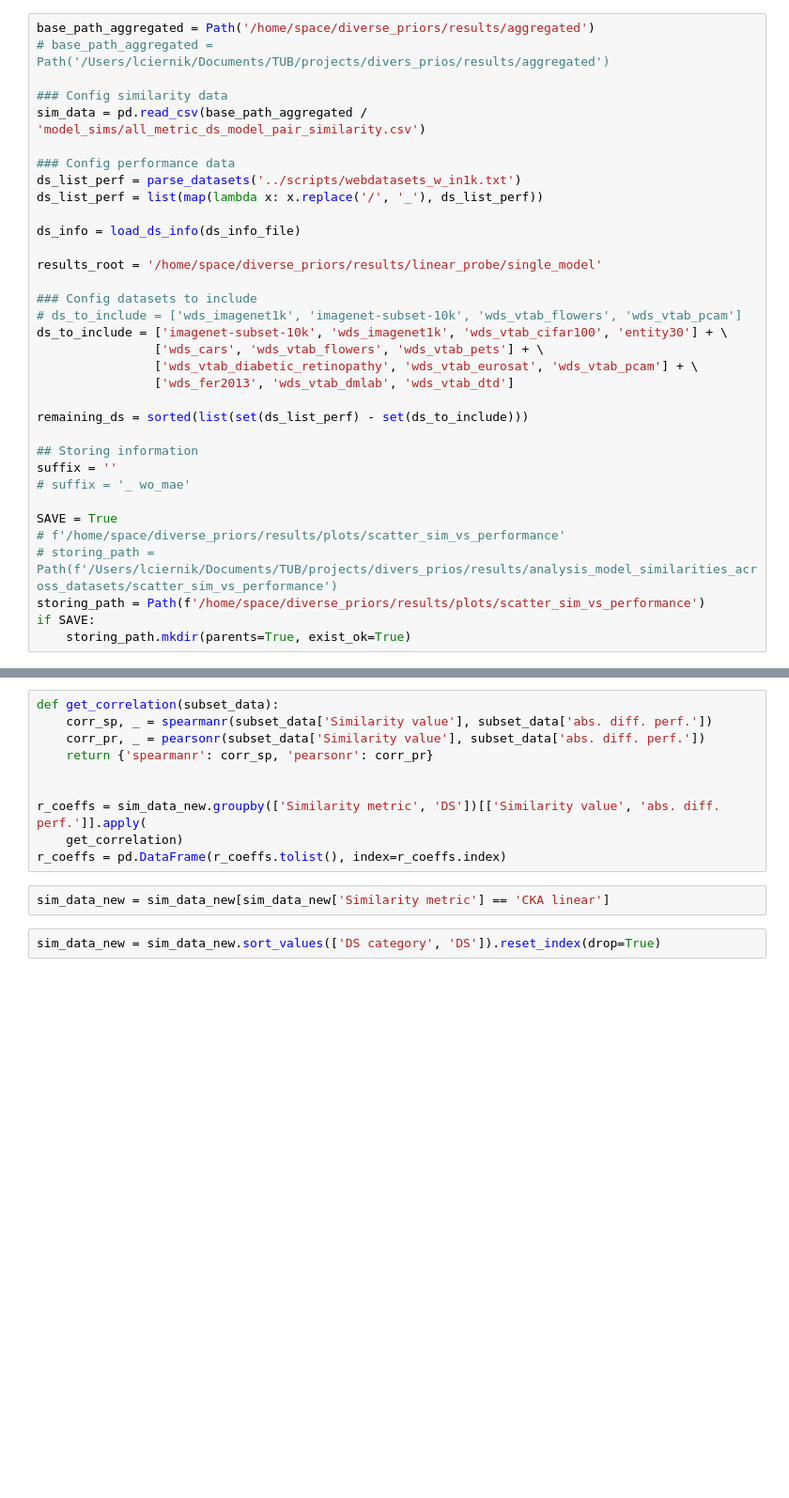
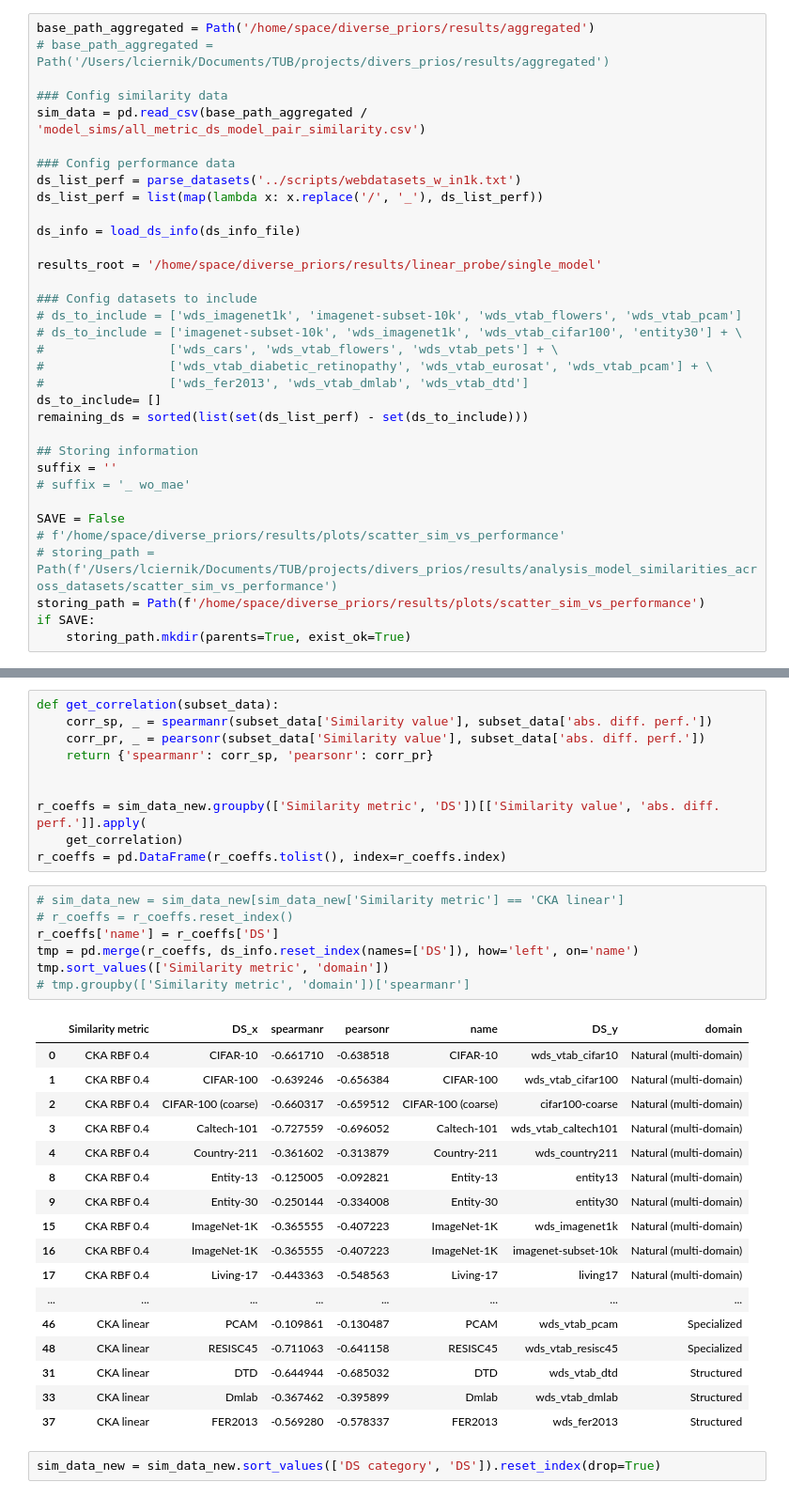
Before and after one commit to lciernik/similarity_consistency, a Jupyter notebook: benchmark/notebooks/corr_model_pair_perf_vs_sim_value.ipynb, the cells around one changed output, grey strips where cells are left out. Shown at 94% size. Saved outputs shown, nothing was run; the diff lists cells and outputs as text; blank space fills up the shorter version.

```diff
--- a/benchmark/notebooks/corr_model_pair_perf_vs_sim_value.ipynb
+++ b/benchmark/notebooks/corr_model_pair_perf_vs_sim_value.ipynb
@@ -35,18 +35,18 @@ results_root = '/home/space/diverse_priors/results/linear_probe/single_model'
 
 ### Config datasets to include
 # ds_to_include = ['wds_imagenet1k', 'imagenet-subset-10k', 'wds_vtab_flowers', 'wds_vtab_pcam']
-ds_to_include = ['imagenet-subset-10k', 'wds_imagenet1k', 'wds_vtab_cifar100', 'entity30'] + \
-                ['wds_cars', 'wds_vtab_flowers', 'wds_vtab_pets'] + \
-                ['wds_vtab_diabetic_retinopathy', 'wds_vtab_eurosat', 'wds_vtab_pcam'] + \
-                ['wds_fer2013', 'wds_vtab_dmlab', 'wds_vtab_dtd']
-
+# ds_to_include = ['imagenet-subset-10k', 'wds_imagenet1k', 'wds_vtab_cifar100', 'entity30'] + \
+#                 ['wds_cars', 'wds_vtab_flowers', 'wds_vtab_pets'] + \
+#                 ['wds_vtab_diabetic_retinopathy', 'wds_vtab_eurosat', 'wds_vtab_pcam'] + \
+#                 ['wds_fer2013', 'wds_vtab_dmlab', 'wds_vtab_dtd']
+ds_to_include= []
 remaining_ds = sorted(list(set(ds_list_perf) - set(ds_to_include)))
 
 ## Storing information
 suffix = ''
 # suffix = '_ wo_mae'
 
-SAVE = True
+SAVE = False
 # f'/home/space/diverse_priors/results/plots/scatter_sim_vs_performance'
 # storing_path = Path(f'/Users/lciernik/Documents/TUB/projects/divers_prios/results/analysis_model_similarities_across_datasets/scatter_sim_vs_performance')
 storing_path = Path(f'/home/space/diverse_priors/results/plots/scatter_sim_vs_performance')
@@ -137,7 +149,30 @@ r_coeffs = sim_data_new.groupby(['Similarity metric', 'DS'])[['Similarity value'
     get_correlation)
 r_coeffs = pd.DataFrame(r_coeffs.tolist(), index=r_coeffs.index)
 # %%
-sim_data_new = sim_data_new[sim_data_new['Similarity metric'] == 'CKA linear']
+# sim_data_new = sim_data_new[sim_data_new['Similarity metric'] == 'CKA linear']
+# r_coeffs = r_coeffs.reset_index()
+r_coeffs['name'] = r_coeffs['DS']
+tmp = pd.merge(r_coeffs, ds_info.reset_index(names=['DS']), how='left', on='name')
+tmp.sort_values(['Similarity metric', 'domain'])
+# tmp.groupby(['Similarity metric', 'domain'])['spearmanr']
+# %% [output]
+|  | Similarity metric | DS_x | spearmanr | pearsonr | name | DS_y | domain |
+| 0 | CKA RBF 0.4 | CIFAR-10 | -0.661710 | -0.638518 | CIFAR-10 | wds_vtab_cifar10 | Natural (multi-domain) |
+| 1 | CKA RBF 0.4 | CIFAR-100 | -0.639246 | -0.656384 | CIFAR-100 | wds_vtab_cifar100 | Natural (multi-domain) |
+| 2 | CKA RBF 0.4 | CIFAR-100 (coarse) | -0.660317 | -0.659512 | CIFAR-100 (coarse) | cifar100-coarse | Natural (multi-domain) |
+| 3 | CKA RBF 0.4 | Caltech-101 | -0.727559 | -0.696052 | Caltech-101 | wds_vtab_caltech101 | Natural (multi-domain) |
+| 4 | CKA RBF 0.4 | Country-211 | -0.361602 | -0.313879 | Country-211 | wds_country211 | Natural (multi-domain) |
+| 8 | CKA RBF 0.4 | Entity-13 | -0.125005 | -0.092821 | Entity-13 | entity13 | Natural (multi-domain) |
+| 9 | CKA RBF 0.4 | Entity-30 | -0.250144 | -0.334008 | Entity-30 | entity30 | Natural (multi-domain) |
+| 15 | CKA RBF 0.4 | ImageNet-1K | -0.365555 | -0.407223 | ImageNet-1K | wds_imagenet1k | Natural (multi-domain) |
+| 16 | CKA RBF 0.4 | ImageNet-1K | -0.365555 | -0.407223 | ImageNet-1K | imagenet-subset-10k | Natural (multi-domain) |
+| 17 | CKA RBF 0.4 | Living-17 | -0.443363 | -0.548563 | Living-17 | living17 | Natural (multi-domain) |
+| ... | ... | ... | ... | ... | ... | ... | ... |
+| 46 | CKA linear | PCAM | -0.109861 | -0.130487 | PCAM | wds_vtab_pcam | Specialized |
+| 48 | CKA linear | RESISC45 | -0.711063 | -0.641158 | RESISC45 | wds_vtab_resisc45 | Specialized |
+| 31 | CKA linear | DTD | -0.644944 | -0.685032 | DTD | wds_vtab_dtd | Structured |
+| 33 | CKA linear | Dmlab | -0.367462 | -0.395899 | Dmlab | wds_vtab_dmlab | Structured |
+| 37 | CKA linear | FER2013 | -0.569280 | -0.578337 | FER2013 | wds_fer2013 | Structured |
 # %%
 sim_data_new = sim_data_new.sort_values(['DS category', 'DS']).reset_index(drop=True)
 # %%
```
Also changed, not shown: parts of 3 cells of this notebook, 8 other files.
